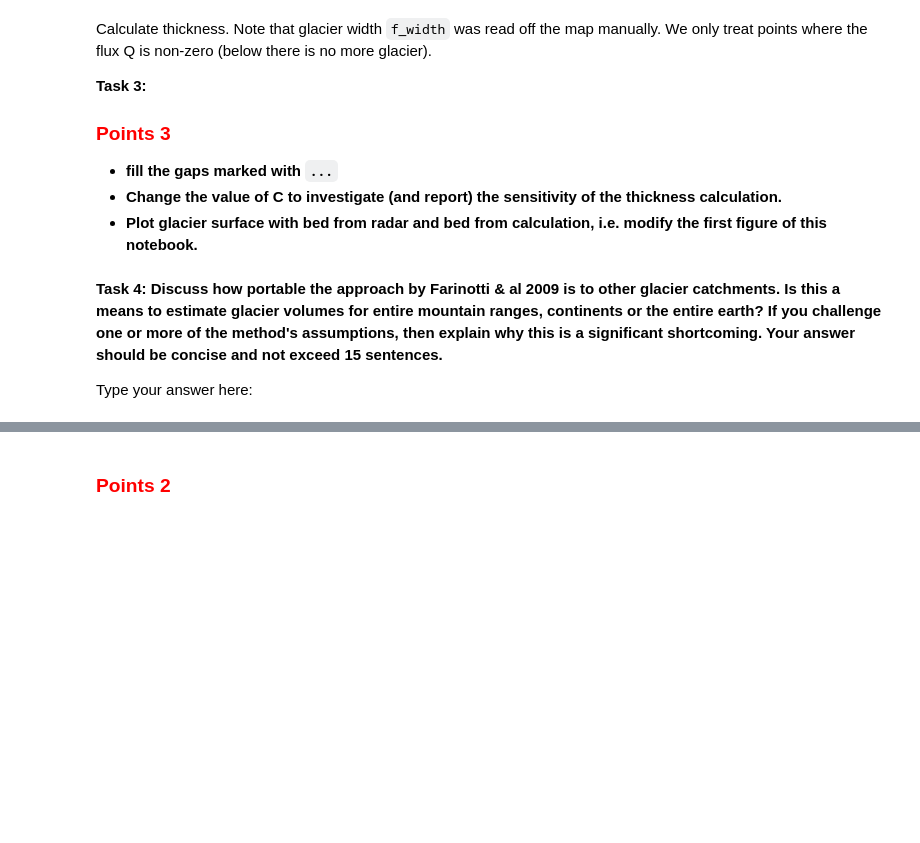
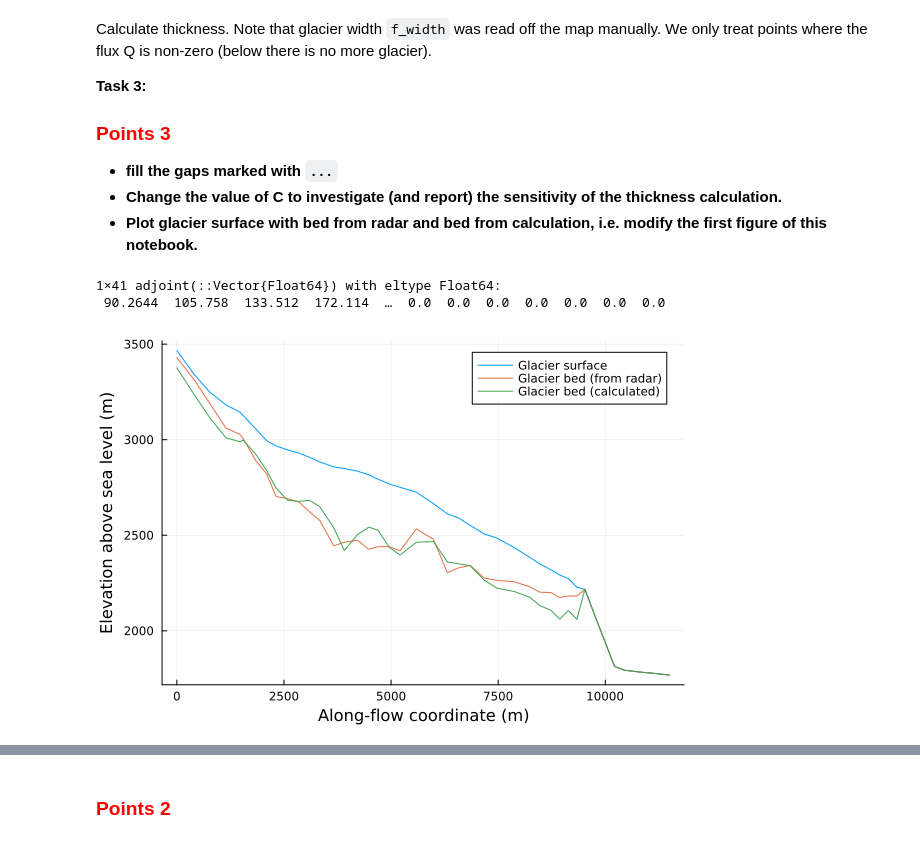
Before and after one commit to nagek00/assigment2, a Jupyter notebook: homework2/u2-julia.ipynb, the cells around one changed output, grey strips where cells are left out. Saved outputs shown, nothing was run; the diff lists cells and outputs as text; code cells hidden in the pictures; blank space fills up the shorter version.

Commit message:
Solve homework 2 (Farinotti thickness estimation)
Co-Authored-By: Claude Opus 5.5 <noreply@anthropic.com>

```diff
--- a/homework2/u2-julia.ipynb
+++ b/homework2/u2-julia.ipynb
@@ -211,26 +271,29 @@ We only treat points where the flux Q is non-zero (below there is no more glacie
 - **Plot glacier surface with bed from radar and bed from calculation, i.e. modify the first figure of this notebook.**
 # %%
 # Constants
-A = 2.4*10^(-15); # ice flow factor
-n = 3; # Glen's n
-C = 0.25; # factor of Farinotti &al 2009
-rho = 900; # density of ice
-g = 9.81; # accel. due to gravity
+A = 2.4*10^(-15);
+n = 3;
+C = 0.25;
+rho = 900;
+g = 9.81;
 
 # Loop over all points on the flow-line:
  Q = zeros(length(s));
  H = zeros(length(s));
  qbar = zeros(length(s));
  for i = 1:length(s)
-     Q[i] = ...
-     if Q[i]<=0
+     Q[i] = flux_at_z(f_surf[i], z_ela)
+     if Q[i]<=0 || f_width[i]==0
          Q[i] = qbar[i] = H[i] = 0
          continue
      end
      # Ice volume flux
-     qbar[i] = ...
+     qbar[i] = Q[i]/f_width[i]
      # Equation (7) in Farinotti et al. (2009)
      # (if you get a DomainError, you may need an `abs`
-     H[i] = ...
+     H[i] = (qbar[i]/(2*A) * (n+2)/(C*rho*g*abs(slope[i]))^n)^(1/(n+2))
  end
  H'
+# %% [output]
+1×41 adjoint(::Vector{Float64}) with eltype Float64:
+ 90.2644  105.758  133.512  172.114  …  0.0  0.0  0.0  0.0  0.0  0.0  0.0
@@ -239,8 +300,7 @@ g = 9.81; # accel. due to gravity
-# %% [markdown]
-**Task 4:** **Discuss how portable the approach by Farinotti & al 2009 is to other
-glacier catchments. Is this a means to estimate glacier volumes for entire
-mountain ranges, continents or the entire earth? If you challenge one or more
-of the method's assumptions, then explain why this is a significant
-shortcoming. Your answer should be concise and not exceed 15 sentences.**
-
-Type your answer here:
+# %%
+plot(s, f_surf, label="Glacier surface")
+plot!(s, f_bed, label="Glacier bed (from radar)")
+plot!(s, f_surf .- H, label="Glacier bed (calculated)",
+      xlabel="Along-flow coordinate (m)",ylabel="Elevation above sea level (m)")
+# %% [output]
+[figure, added]
```
Also changed, not shown: parts of 20 cells of this notebook.
